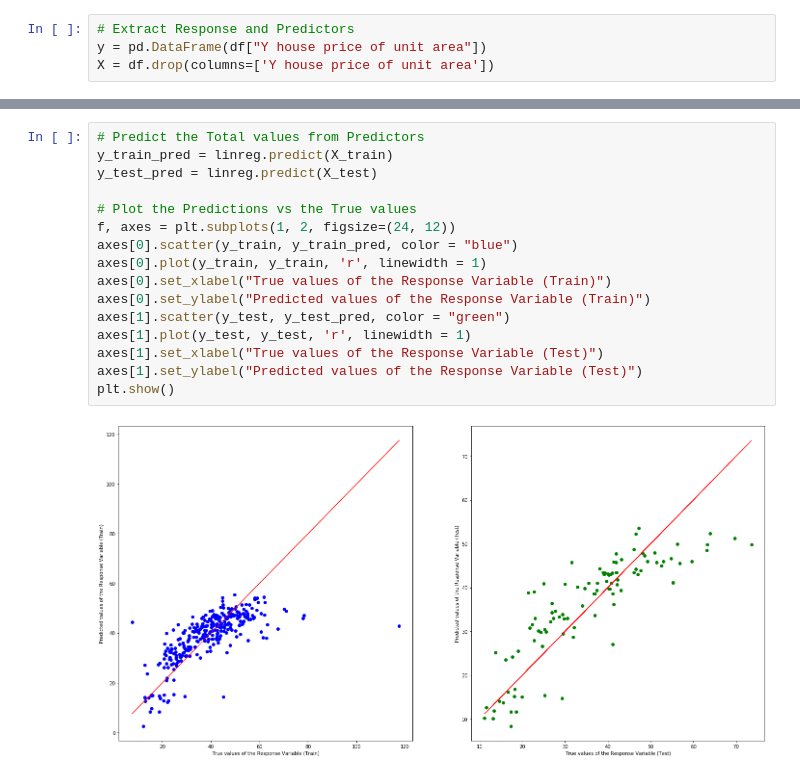
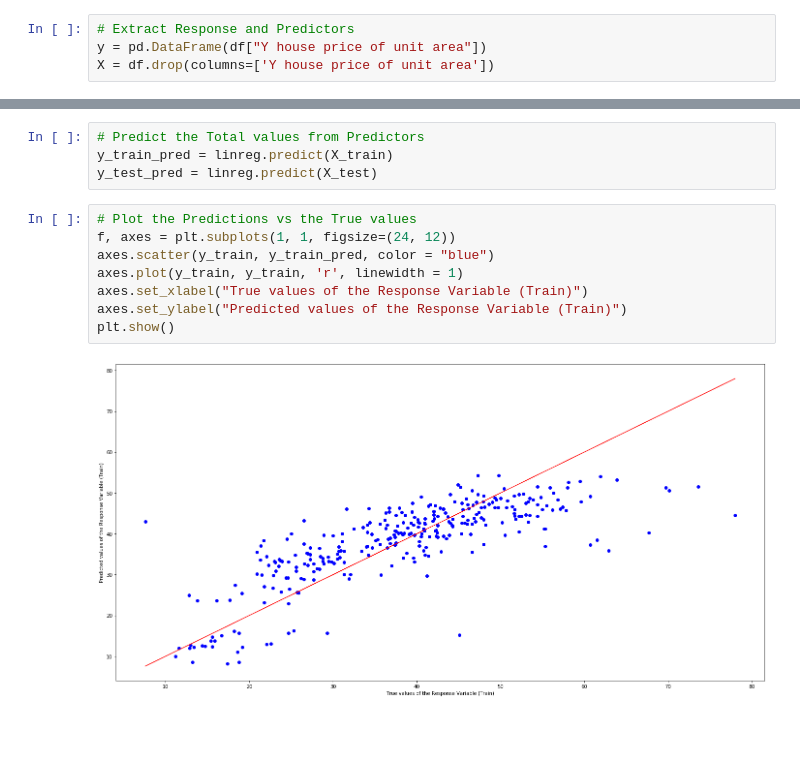
Before and after one commit to VivekAdra31/NTUOSS-IntroDataScience-Workshop, a Jupyter notebook: NTUOSS-IntroToDS.ipynb, the cells around one changed output, grey strips where cells are left out. Cells and saved outputs as stored; diff of their text form; blank space fills up the shorter version.

Commit message:
image updates

```diff
--- a/NTUOSS-IntroToDS.ipynb
+++ b/NTUOSS-IntroToDS.ipynb
@@ -271,18 +369,14 @@ Coefficients of Regression      : a =  [[ 2.00019012e+01 -2.21193772e-01 -4.6595
+# %%
+# Predict the Total values from Predictors
+y_train_pred = linreg.predict(X_train)
+y_test_pred = linreg.predict(X_test)
 # %%
-# Predict the Total values from Predictors
-y_train_pred = linreg.predict(X_train)
-y_test_pred = linreg.predict(X_test)
-
 # Plot the Predictions vs the True values
-f, axes = plt.subplots(1, 2, figsize=(24, 12))
-axes[0].scatter(y_train, y_train_pred, color = "blue")
-axes[0].plot(y_train, y_train, 'r', linewidth = 1)
-axes[0].set_xlabel("True values of the Response Variable (Train)")
-axes[0].set_ylabel("Predicted values of the Response Variable (Train)")
-axes[1].scatter(y_test, y_test_pred, color = "green")
-axes[1].plot(y_test, y_test, 'r', linewidth = 1)
-axes[1].set_xlabel("True values of the Response Variable (Test)")
-axes[1].set_ylabel("Predicted values of the Response Variable (Test)")
+f, axes = plt.subplots(1, 1, figsize=(24, 12))
+axes.scatter(y_train, y_train_pred, color = "blue")
+axes.plot(y_train, y_train, 'r', linewidth = 1)
+axes.set_xlabel("True values of the Response Variable (Train)")
+axes.set_ylabel("Predicted values of the Response Variable (Train)")
 plt.show()
 # %% [output]
-[figure, old version]
+[figure, new version]
```
Also changed, not shown: parts of 44 cells of this notebook, 4 other files.
